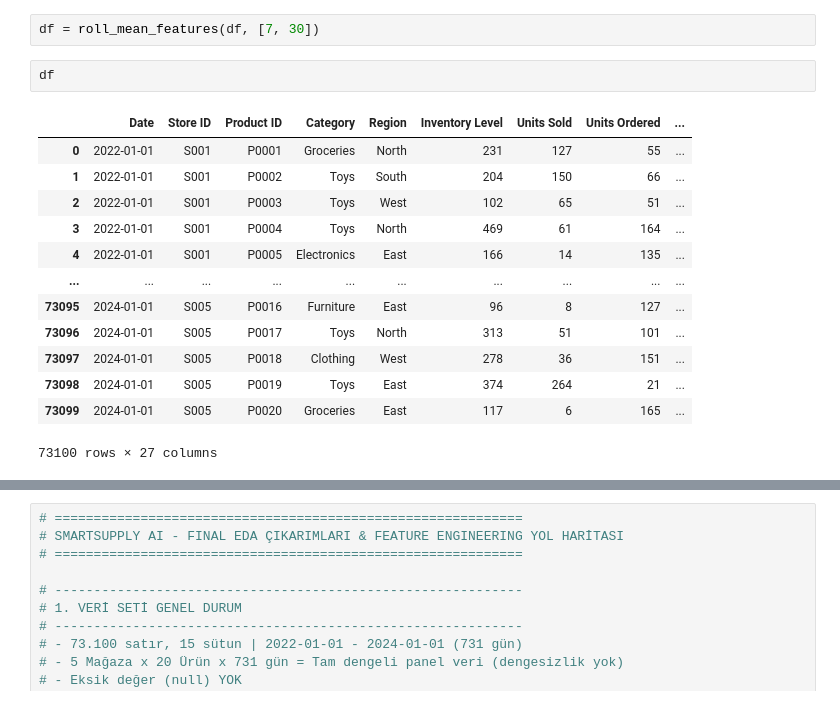
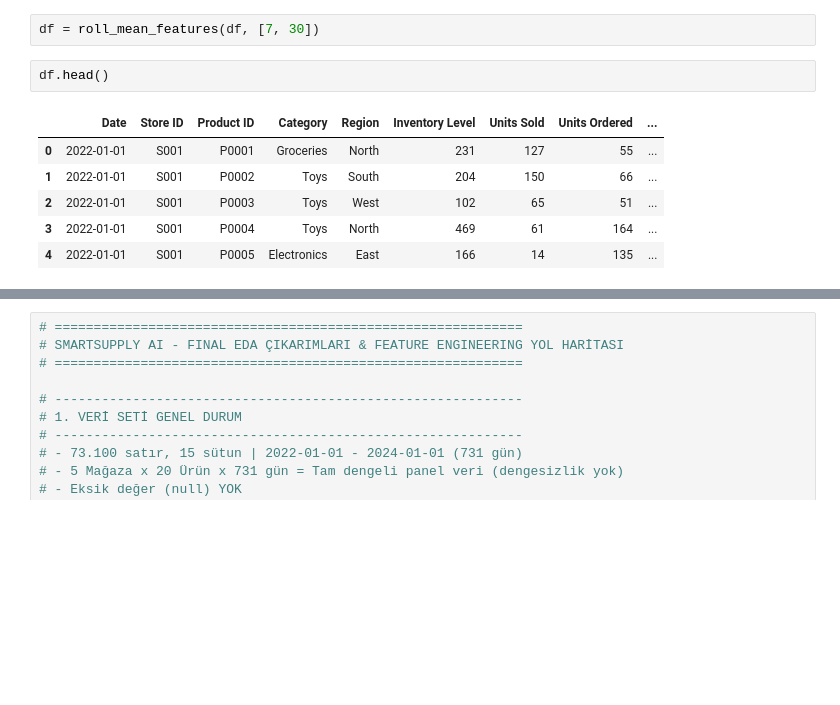
Before and after one commit to ece-gunay/SmartSupply-AI, a Jupyter notebook: notebooks/01_eda.ipynb, the cells around one changed output, grey strips where cells are left out. Cells and saved outputs as stored; diff of their text form; blank space fills up the shorter version.

```diff
--- a/notebooks/01_eda.ipynb
+++ b/notebooks/01_eda.ipynb
@@ -541,18 +393,11 @@ def roll_mean_features(dataframe, windows):
 # %%
 df = roll_mean_features(df, [7, 30])
 # %%
-df
+df.head()
 # %% [output]
 |  | Date | Store ID | Product ID | Category | Region | Inventory Level | Units Sold | Units Ordered | ... |
 | 0 | 2022-01-01 | S001 | P0001 | Groceries | North | 231 | 127 | 55 | ... |
 | 1 | 2022-01-01 | S001 | P0002 | Toys | South | 204 | 150 | 66 | ... |
 | 2 | 2022-01-01 | S001 | P0003 | Toys | West | 102 | 65 | 51 | ... |
 | 3 | 2022-01-01 | S001 | P0004 | Toys | North | 469 | 61 | 164 | ... |
 | 4 | 2022-01-01 | S001 | P0005 | Electronics | East | 166 | 14 | 135 | ... |
-| ... | ... | ... | ... | ... | ... | ... | ... | ... | ... |
-| 73095 | 2024-01-01 | S005 | P0016 | Furniture | East | 96 | 8 | 127 | ... |
-| 73096 | 2024-01-01 | S005 | P0017 | Toys | North | 313 | 51 | 101 | ... |
-| 73097 | 2024-01-01 | S005 | P0018 | Clothing | West | 278 | 36 | 151 | ... |
-| 73098 | 2024-01-01 | S005 | P0019 | Toys | East | 374 | 264 | 21 | ... |
-| 73099 | 2024-01-01 | S005 | P0020 | Groceries | East | 117 | 6 | 165 | ... |
-73100 rows × 27 columns
```
Also changed, not shown: parts of 19 cells of this notebook, 9 other files.
